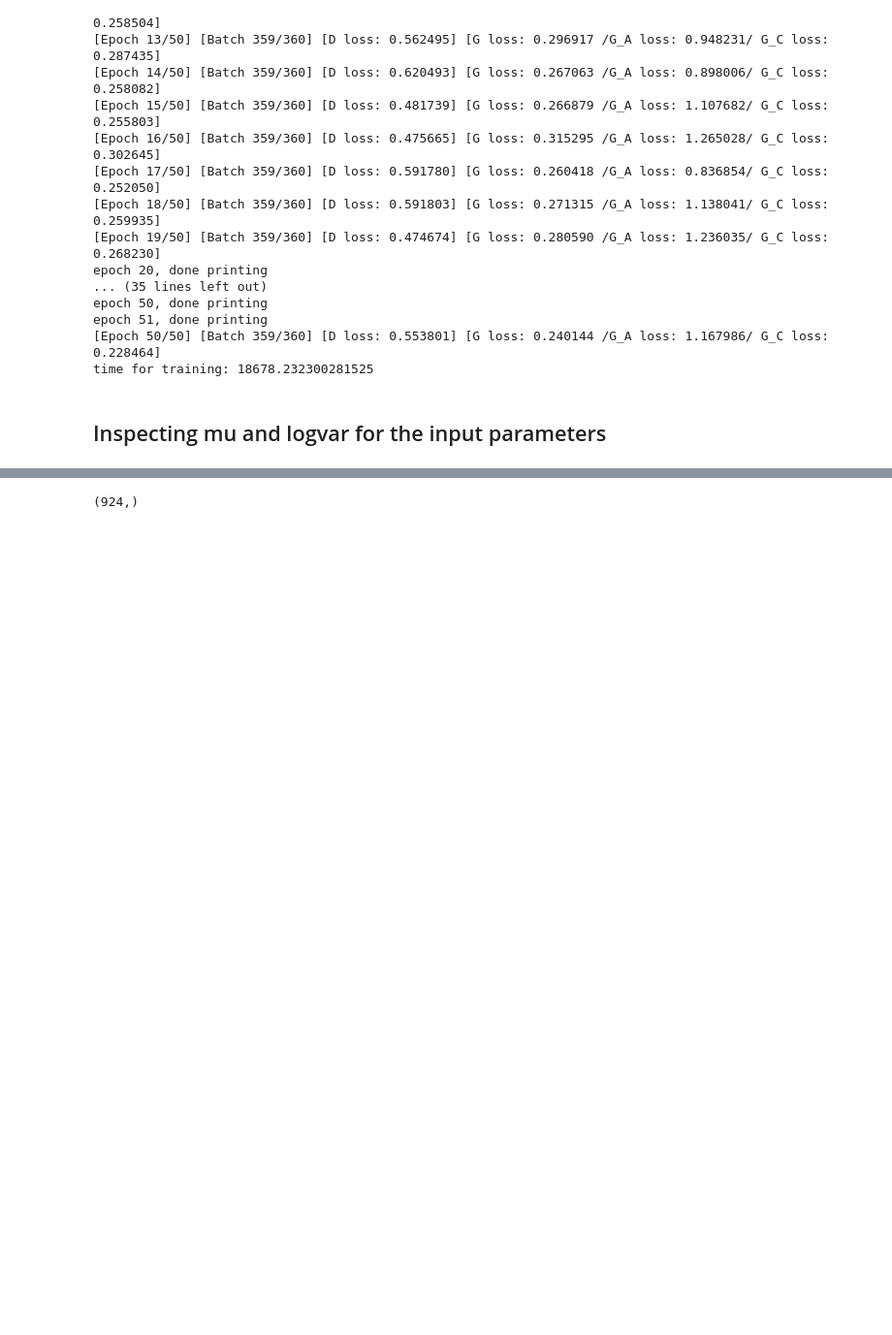
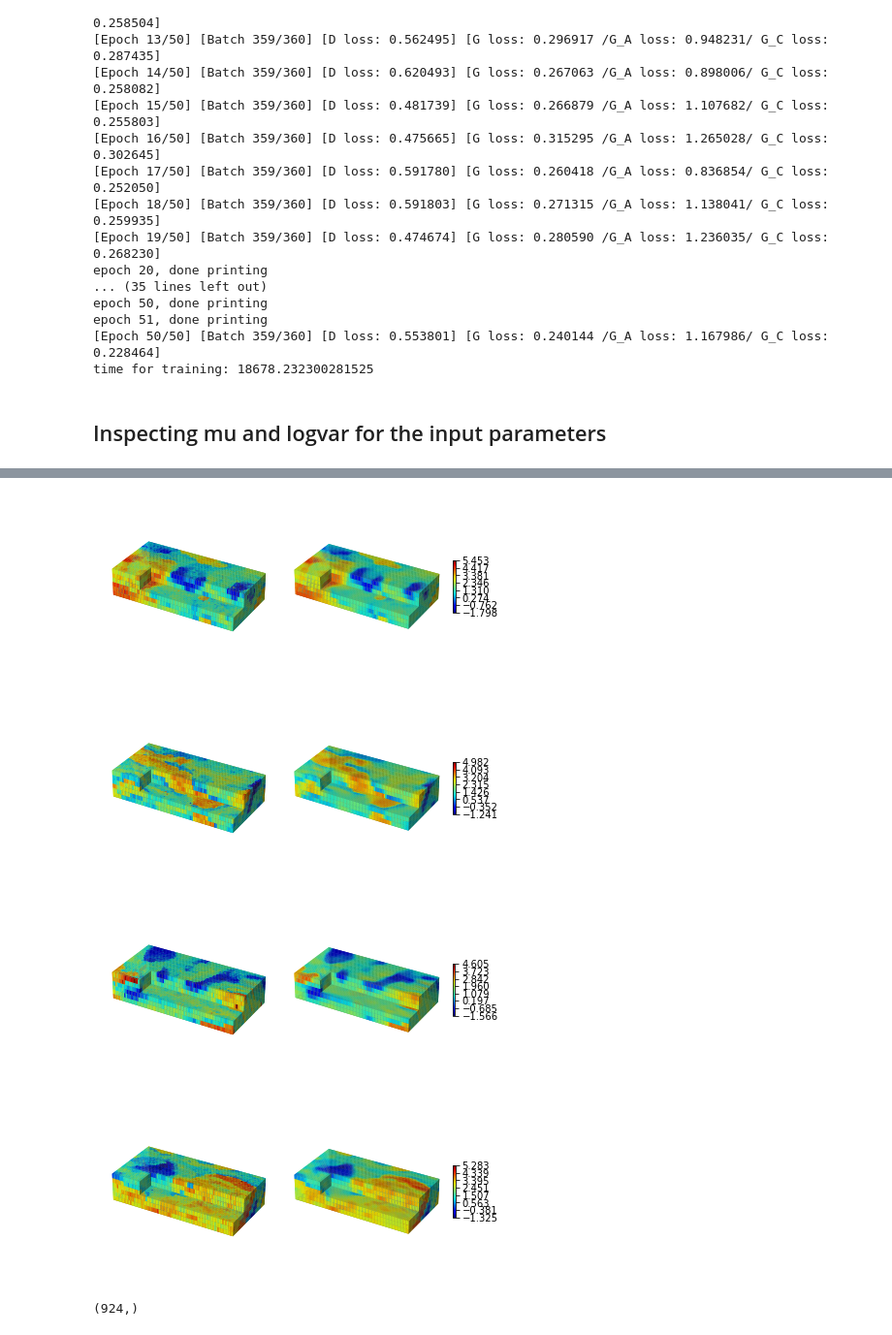
Before and after one commit to ZitongZhou/react_inverse, a Jupyter notebook: CAAE.ipynb, the cells around one changed output, grey strips where cells are left out. Shown: that part at 97% size. Cells and saved outputs as stored; diff of their text form; code cells hidden in the pictures; blank space fills up the shorter version.

Commit message:
updated 3d plots of the kd field.

```diff
--- a/CAAE.ipynb
+++ b/CAAE.ipynb
@@ -267,7 +267,7 @@ def plot_pred(samples, epoch, idx, output_dir):
         ax.set_yticks([])
         if j < samples.shape[0]:
 
-            cax = ax.imshow(samples[j], cmap='jet', origin='lower', vmin=0, vmax=5)
+            cax = ax.imshow(samples[j], cmap='jet', origin='lower', vmin=np.min(samples), vmax=np.max(samples))
             cbar = plt.colorbar(cax, ax=ax, fraction=0.025, pad=0.04,
                             format=ticker.ScalarFormatter(useMathText=True))
             cbar.formatter.set_powerlimits((0, 0))
@@ -530,7 +530,8 @@ class Encoder(nn.Module):
 
         mu, logvar = self.mu(out3), self.logvar(out3)
         z = reparameterization(mu, logvar) # latent dimension: outchannels x 2 x 11 x 21
-        return mu, logvar, z
+        # return mu, logvar, z
+        return z
 
     def _n_parameters(self):
         n_params = 0
@@ -575,7 +576,8 @@ Tensor = torch.cuda.FloatTensor if cuda else torch.FloatTensor
 start = time.time()
 # Configure input
 real_imgs = Tensor(x_test)
-mu, logvar, encoded_imgs = encoder(real_imgs)
+# mu, logvar, encoded_imgs = encoder(real_imgs)
+encoded_imgs = encoder(real_imgs)
 decoded_imgs = decoder(encoded_imgs)
 # Sample noise as discriminator ground truth
 z = Variable(Tensor(np.random.normal(0, 1, (real_imgs.shape[0], nf, d, h, w))))
@@ -587,3 +639,22 @@ time for processing training data: 1.4532785415649414
+# %%
+np.random.seed(888)
+idxs = np.random.choice(n_test, 4, replace=False)
+for idx in idxs:
+    real_imgs = x_test[[idx]]
+    real_imgs = (torch.FloatTensor(real_imgs)).cuda()
+    encoded_imgs = encoder(real_imgs)
+    decoded_imgs = decoder(encoded_imgs)
+    samples_gen  = np.squeeze(decoded_imgs.data.cpu().numpy())
+    samples_real = np.squeeze(real_imgs.data.cpu().numpy())
+
+    # samples = np.vstack((samples_real[:3],samples_gen[:3],samples_real[3:],samples_gen[3:]))
+    # plot_pred(samples,n_epochs+1,idx,output_dir)
+    plot_3d(samples_real,samples_gen,title=output_dir+'/test_'+str(idx), cut=[3, 12+1, 20-1])
+# %% [output]
+[figure, added]
+[figure, added]
+[figure, added]
+[figure, added]
 # %%
 mu = mu.cpu().detach().numpy()
 logvar = logvar.cpu().detach().numpy()
```
Also changed, not shown: parts of 3 cells of this notebook.
